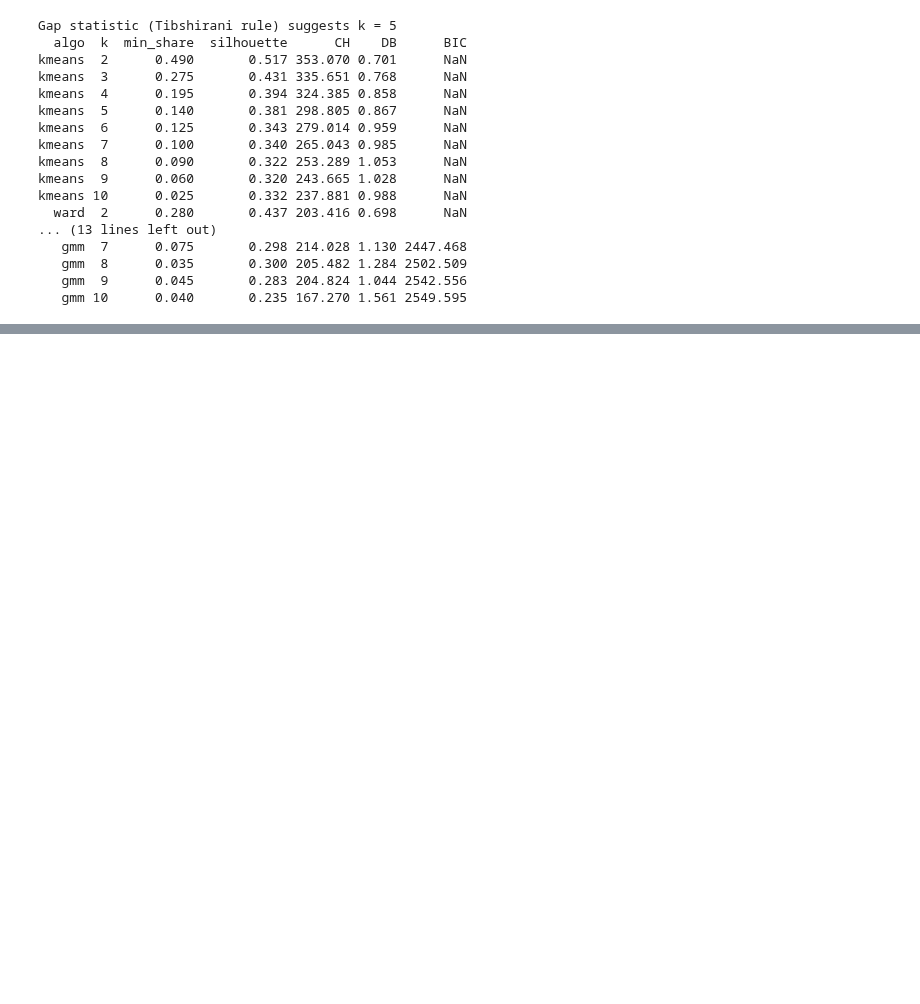
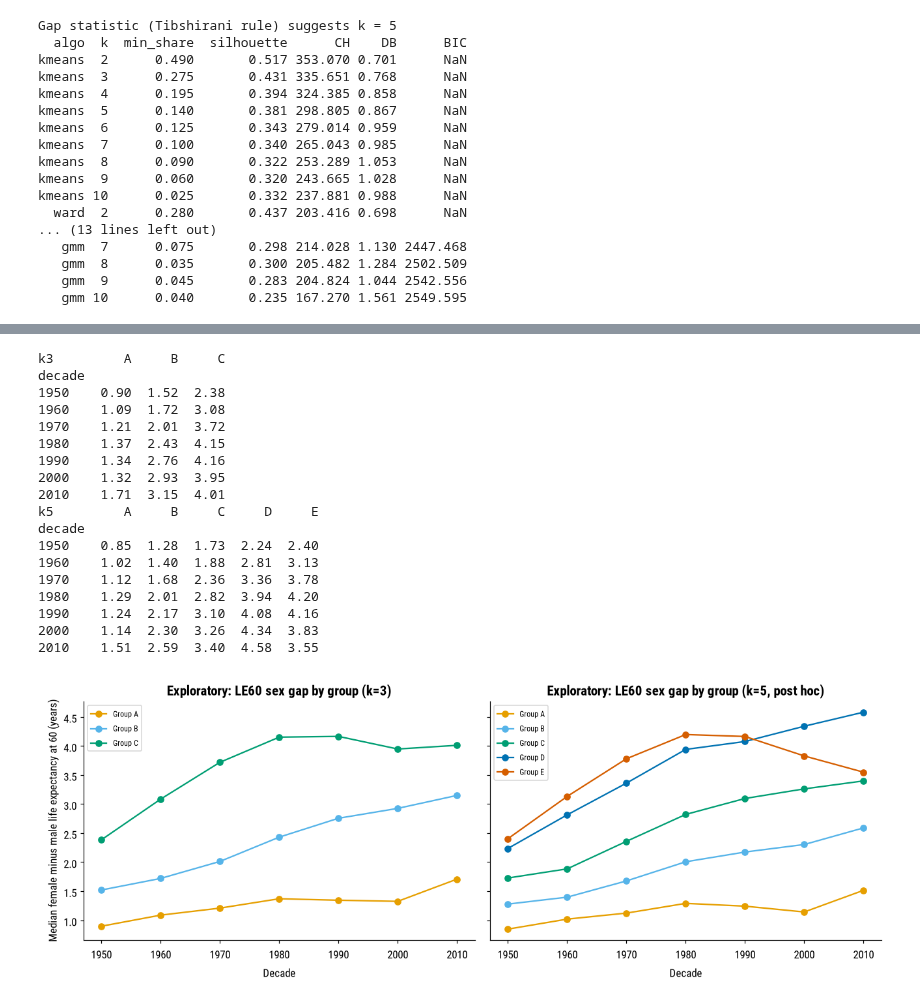
Before and after one commit to ahzasasa/asa-dataquest, a Jupyter notebook: notebooks/main.ipynb, the cells around one changed output, grey strips where cells are left out. Cells and saved outputs as stored; diff of their text form; code cells hidden in the pictures; blank space fills up the shorter version.

```diff
--- a/notebooks/main.ipynb
+++ b/notebooks/main.ipynb
@@ -1151,0 +1618,23 @@ NameError: name 'stab' is not defined
+# %%
+e23 = analysis[(analysis['Time'] <= 2023) & analysis['ISO3_code'].isin(X_primary.index)].sort_values(['ISO3_code', 'Time'])
+rows = []
+for iso, g in e23.groupby('ISO3_code'):
+    g = g.set_index('Time')
+    lex = g['LEx'].rolling(5, center=True, min_periods=3).median()
+    tfr = g['TFR'].rolling(5, center=True, min_periods=3).median()
+    rows.append(dict(iso=iso, t_m=lex[lex >= 60].index.min(), t_f=tfr[tfr < 3].index.min()))
+lag = pd.DataFrame(rows).set_index('iso')
+lag['m_left'] = lag['t_m'] <= 1951; lag['f_left'] = lag['t_f'] <= 1951
+lag['m_never'] = lag['t_m'].isna(); lag['f_never'] = lag['t_f'].isna()
+
+print('Mortality threshold: already crossed at start', int(lag['m_left'].sum()), '| never', int(lag['m_never'].sum()))
+print('Fertility threshold: already crossed at start', int(lag['f_left'].sum()), '| not yet by 2023', int(lag['f_never'].sum()))
+
+ok = lag[~lag[['m_left', 'f_left', 'm_never', 'f_never']].any(axis=1)].copy()
+ok['lag'] = ok['t_f'] - ok['t_m']
+ok['k5'] = L5; ok['Region'] = meta.loc[ok.index, 'Region']
+print('Uncensored on both:', len(ok)); print(ok['lag'].describe().round(1))
+print(ok.groupby('k5')['lag'].agg(['count', 'median', 'min', 'max']).round(1))
+print(ok.groupby('Region')['lag'].agg(['count', 'median']).round(1))
+print('Mortality first:', int((ok['lag'] > 0).sum()), '| fertility first:', int((ok['lag'] < 0).sum()))
+print('Fertility transition not yet reached:', ', '.join(names[lag[lag['f_never']].index]))
@@ -1151,0 +1665,37 @@ NameError: name 'stab' is not defined
+# %%
+a = analysis[analysis['ISO3_code'].isin(X_primary.index) & (analysis['Time'] <= 2019)].copy()
+a['decade'] = (a['Time'] // 10) * 10
+a['gap'] = a['LE60Female'] - a['LE60Male']
+a['k3'] = a['ISO3_code'].map(L3); a['k5'] = a['ISO3_code'].map(L5)
+g3 = a.groupby(['decade', 'k3'])['gap'].median().unstack()
+g5 = a.groupby(['decade', 'k5'])['gap'].median().unstack()
+print(g3.round(2)); print(g5.round(2))
+
+fig, ax = plt.subplots(1, 2, figsize=(12, 4.5), sharey=True)
+for axx, g, title in zip(ax, [g3, g5], ['Exploratory: LE60 sex gap by group (k=3)',
+                                        'Exploratory: LE60 sex gap by group (k=5, post hoc)']):
+    for col, c in zip(g.columns, OKABE):
+        axx.plot(g.index, g[col], 'o-', color=c, label=f'Group {col}')
+    axx.set_title(title); axx.set_xlabel('Decade'); axx.legend(fontsize=8)
+ax[0].set_ylabel('Median female minus male life expectancy at 60 (years)')
+plt.tight_layout(); plt.show()
+# %% [output]
+k3         A     B     C
+decade
+1950    0.90  1.52  2.38
+1960    1.09  1.72  3.08
+1970    1.21  2.01  3.72
+1980    1.37  2.43  4.15
+1990    1.34  2.76  4.16
+2000    1.32  2.93  3.95
+2010    1.71  3.15  4.01
+k5         A     B     C     D     E
+decade
+1950    0.85  1.28  1.73  2.24  2.40
+1960    1.02  1.40  1.88  2.81  3.13
+1970    1.12  1.68  2.36  3.36  3.78
+1980    1.29  2.01  2.82  3.94  4.20
+1990    1.24  2.17  3.10  4.08  4.16
+2000    1.14  2.30  3.26  4.34  3.83
+2010    1.51  2.59  3.40  4.58  3.55
+[figure, added]
```
Also changed, not shown: parts of 122 cells of this notebook, 28 other files.
